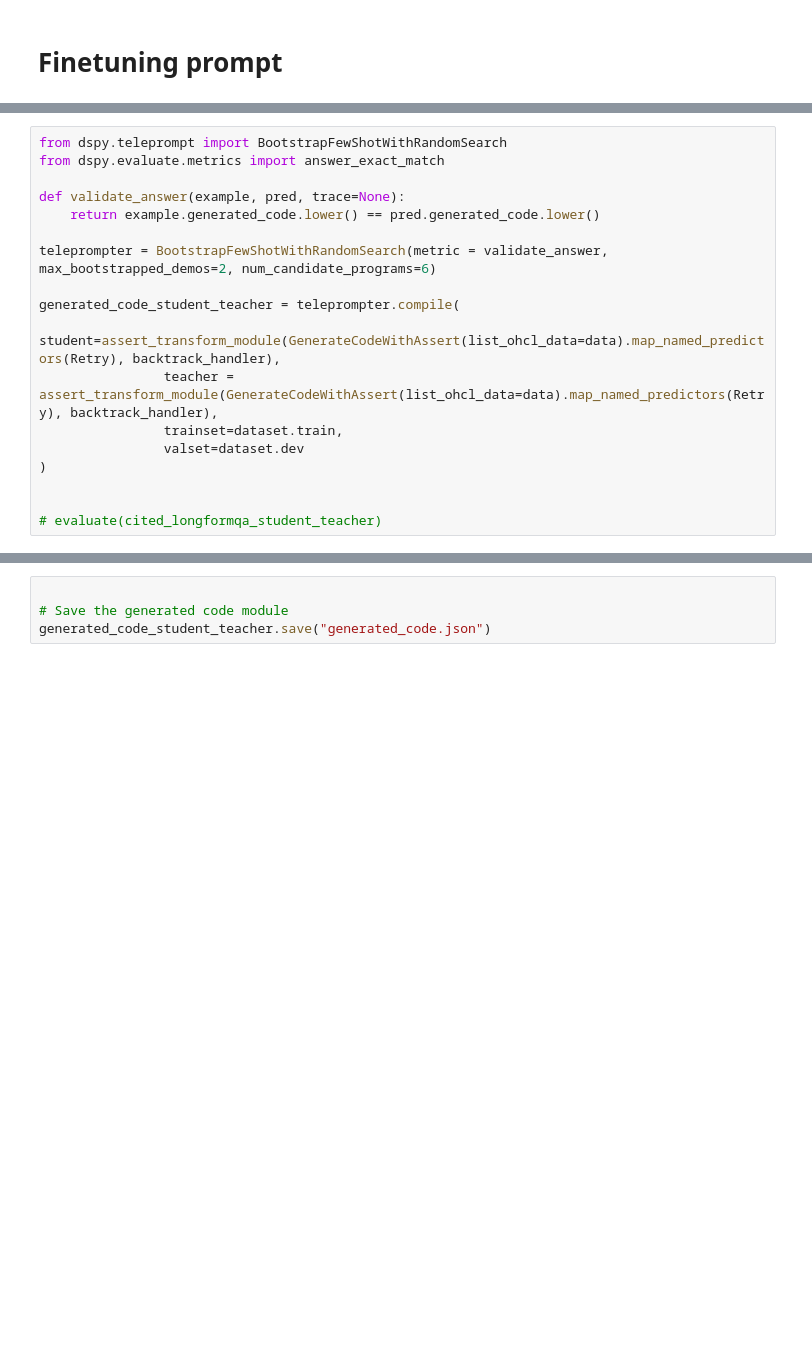
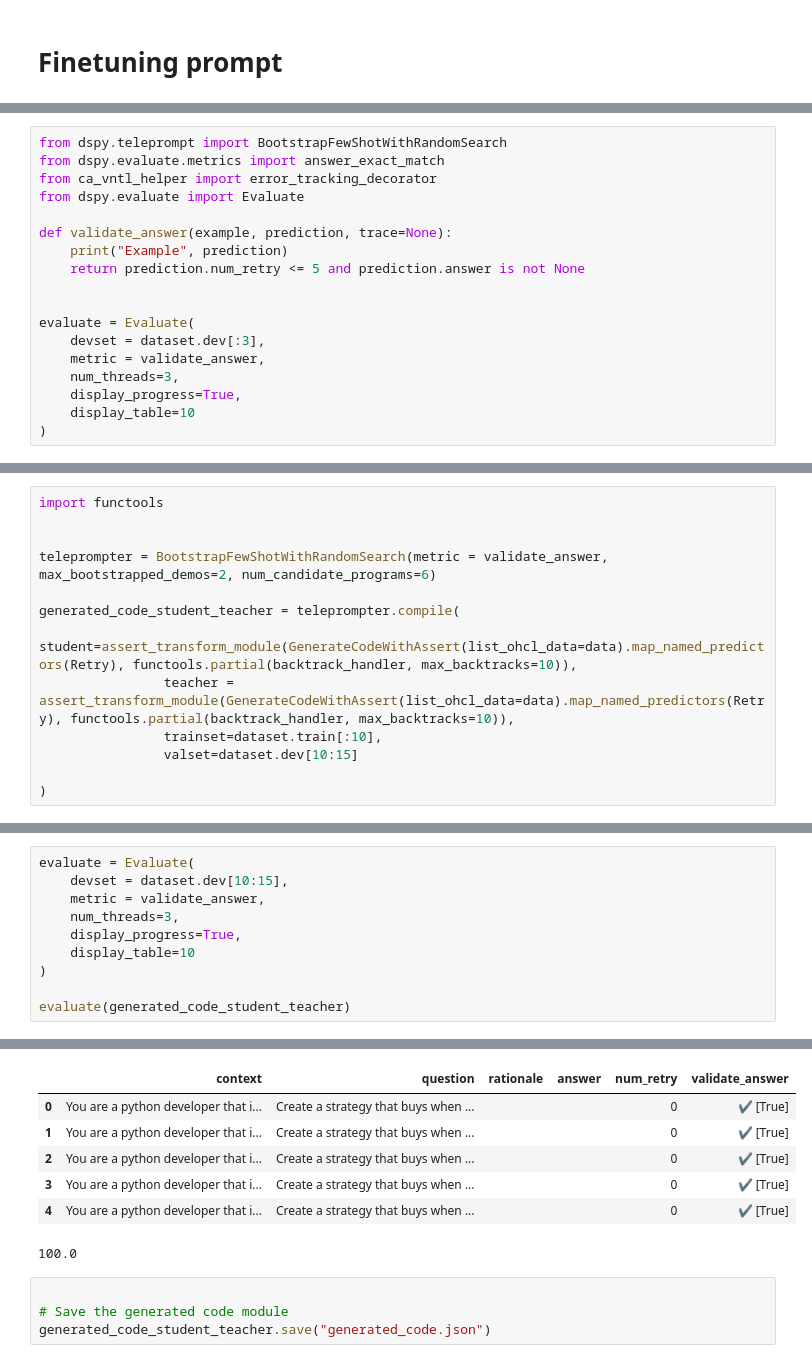
Before and after one commit to kisejin/Trading_Project, a Jupyter notebook: DSPy_finance.ipynb, the cells around one changed output, grey strips where cells are left out. Cells and saved outputs as stored; diff of their text form; blank space fills up the shorter version.

```diff
--- a/DSPy_finance.ipynb
+++ b/DSPy_finance.ipynb
@@ -283,0 +296,18 @@ Example({'instruction': '\n    You are a python developer that intent to make a
+# %%
+from dspy.teleprompt import BootstrapFewShotWithRandomSearch
+from dspy.evaluate.metrics import answer_exact_match
+from ca_vntl_helper import error_tracking_decorator
+from dspy.evaluate import Evaluate
+
+def validate_answer(example, prediction, trace=None):
+    print("Example", prediction)
+    return prediction.num_retry <= 5 and prediction.answer is not None
+
+
+evaluate = Evaluate(
+    devset = dataset.dev[:3],
+    metric = validate_answer,
+    num_threads=3,
+    display_progress=True,
+    display_table=10
+)
@@ -284,19 +430,14 @@ Example({'instruction': '\n    You are a python developer that intent to make a
 # %%
-from dspy.teleprompt import BootstrapFewShotWithRandomSearch
-from dspy.evaluate.metrics import answer_exact_match
+import functools
 
-def validate_answer(example, pred, trace=None):
-    return example.generated_code.lower() == pred.generated_code.lower()
 
 teleprompter = BootstrapFewShotWithRandomSearch(metric = validate_answer, max_bootstrapped_demos=2, num_candidate_programs=6)
 
 generated_code_student_teacher = teleprompter.compile(
-                student=assert_transform_module(GenerateCodeWithAssert(list_ohcl_data=data).map_named_predictors(Retry), backtrack_handler),
-                teacher = assert_transform_module(GenerateCodeWithAssert(list_ohcl_data=data).map_named_predictors(Retry), backtrack_handler),
-                trainset=dataset.train,
-                valset=dataset.dev
+                student=assert_transform_module(GenerateCodeWithAssert(list_ohcl_data=data).map_named_predictors(Retry), functools.partial(backtrack_handler, max_backtracks=10)),
+                teacher = assert_transform_module(GenerateCodeWithAssert(list_ohcl_data=data).map_named_predictors(Retry), functools.partial(backtrack_handler, max_backtracks=10)),
+                trainset=dataset.train[:10],
+                valset=dataset.dev[10:15]
+
 )
-
-
-# evaluate(cited_longformqa_student_teacher)
 # %% [output]
@@ -334,0 +529,11 @@ TypeError: missing a required argument: 'input'
+# %%
+evaluate = Evaluate(
+    devset = dataset.dev[10:15],
+    metric = validate_answer,
+    num_threads=3,
+    display_progress=True,
+    display_table=10
+)
+
+evaluate(generated_code_student_teacher)
+# %% [output]
@@ -335,3 +605,10 @@ TypeError: missing a required argument: 'input'
+|  | context | question | rationale | answer | num_retry | validate_answer |
+| 0 | You are a python developer that i... | Create a strategy that buys when ... |  |  | 0 | ✔️ [True] |
+| 1 | You are a python developer that i... | Create a strategy that buys when ... |  |  | 0 | ✔️ [True] |
+| 2 | You are a python developer that i... | Create a strategy that buys when ... |  |  | 0 | ✔️ [True] |
+| 3 | You are a python developer that i... | Create a strategy that buys when ... |  |  | 0 | ✔️ [True] |
+| 4 | You are a python developer that i... | Create a strategy that buys when ... |  |  | 0 | ✔️ [True] |
+100.0
 # %%
 
 # Save the generated code module
```
Also changed, not shown: parts of 12 cells of this notebook.
